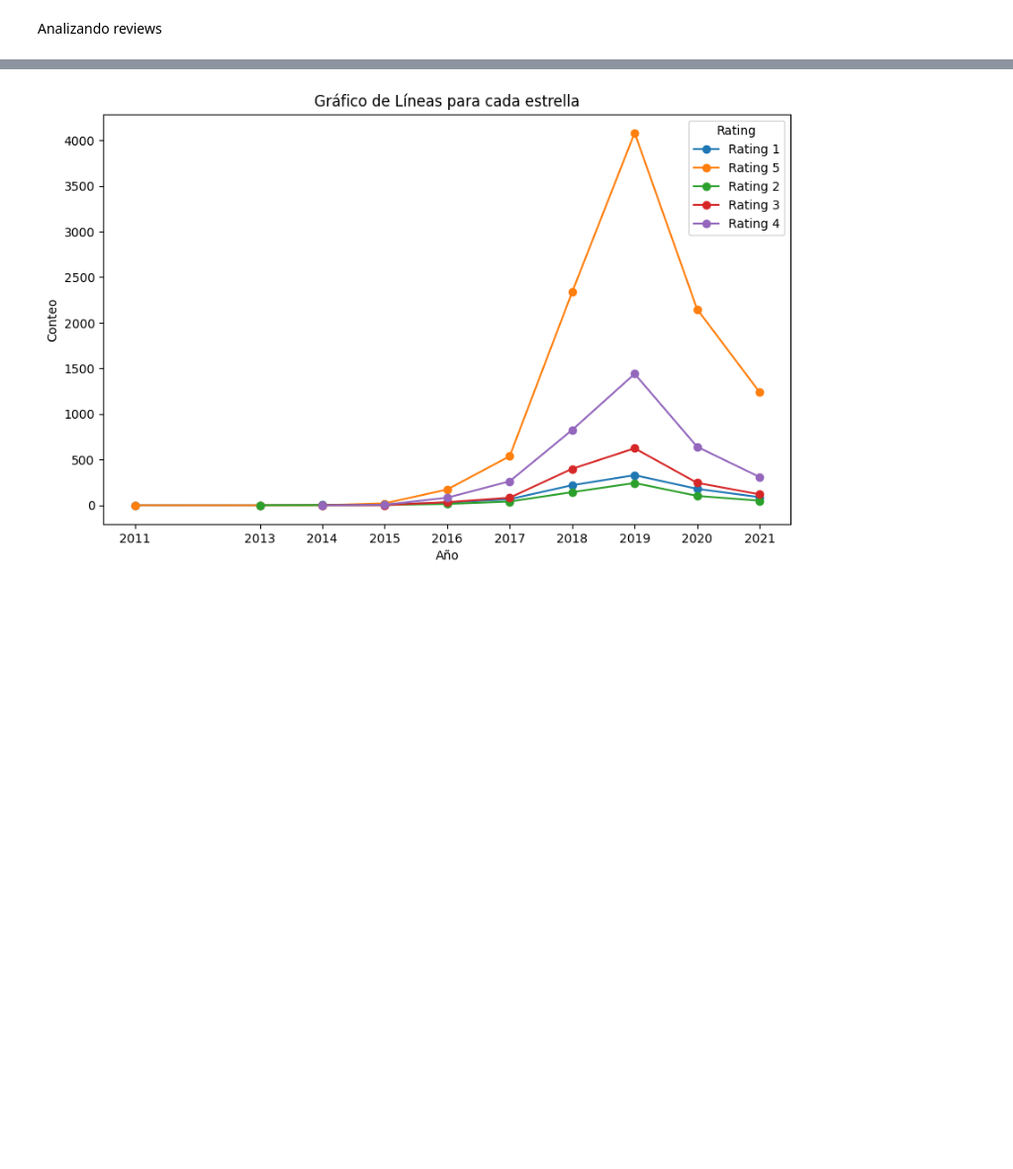
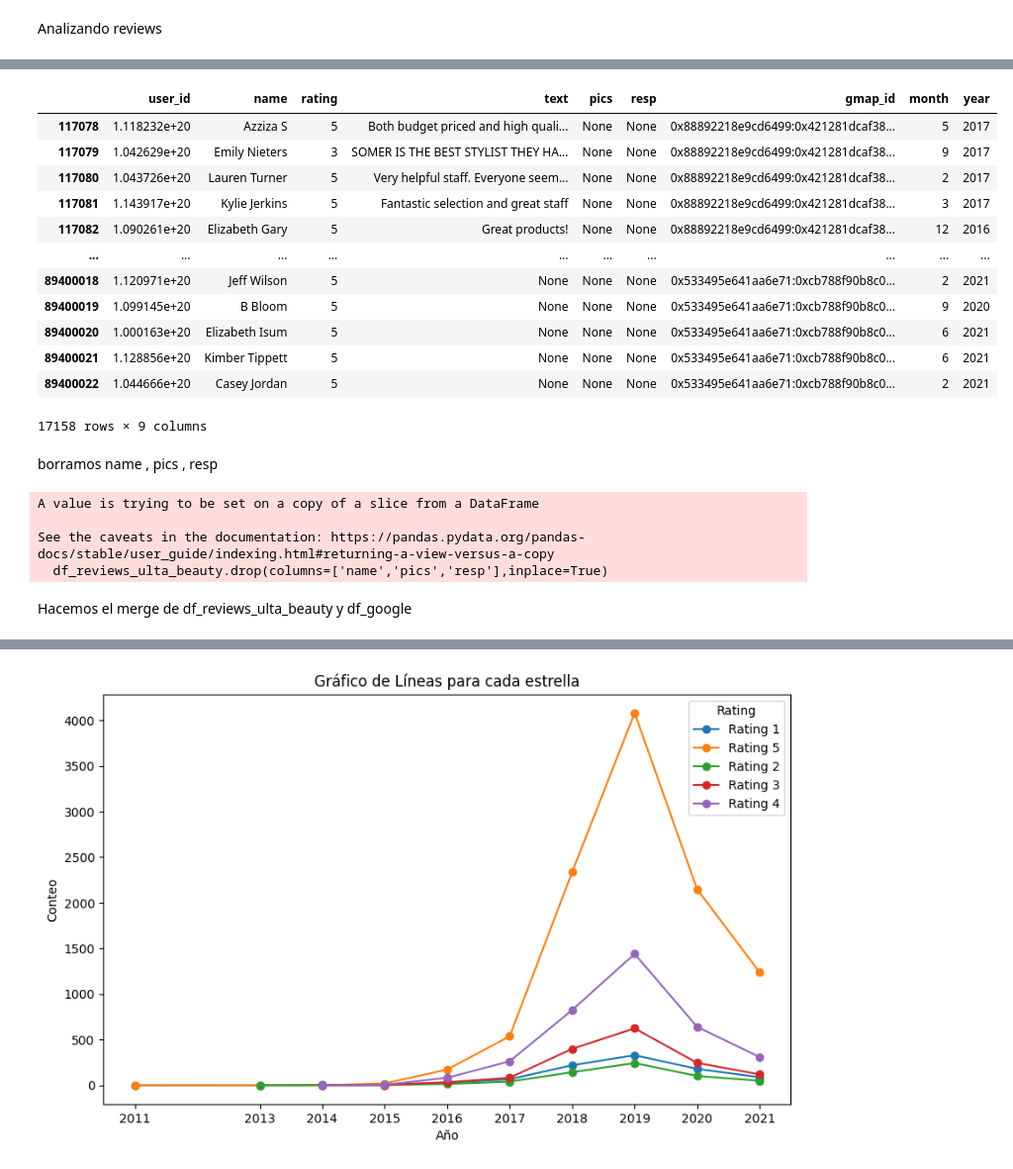
Before and after one commit to JohannaRangel/FinalProject_YelpGoogleMaps, a Jupyter notebook: notebooks/ETL_google.ipynb, the cells around one changed output, grey strips where cells are left out. Shown at 99% size. Cells and saved outputs as stored; diff of their text form; code cells hidden in the pictures; blank space fills up the shorter version.

```diff
--- a/notebooks/ETL_google.ipynb
+++ b/notebooks/ETL_google.ipynb
@@ -203,0 +210,6 @@ df_ulta_beauty= df_final[df_final['gmap_id'].isin(sucursales['gmap_id'].unique()
+# %%
+# Obtén los business_id únicos de df_google
+business_ids_to_keep = df_google['business_id'].unique()
+
+# Filtra df_reviews_ulta_beauty utilizando isin
+df_reviews_ulta_beauty = df_final[df_final['gmap_id'].isin(business_ids_to_keep)]
@@ -203,0 +218,11 @@ df_ulta_beauty= df_final[df_final['gmap_id'].isin(sucursales['gmap_id'].unique()
+# %%
+from datetime import datetime
+
+# Supongamos que tu DataFrame se llama df y la columna 'time' contiene los valores de tiempo en milisegundos
+df_reviews_ulta_beauty['time'] = pd.to_datetime(df_reviews_ulta_beauty['time'], unit='ms')  # Convertir milisegundos a formato de fecha y hora
+
+# Extraer el mes y el año en columnas separadas
+df_reviews_ulta_beauty['month'] = df_reviews_ulta_beauty['time'].dt.month
+df_reviews_ulta_beauty['year'] = df_reviews_ulta_beauty['time'].dt.year
+
+df_reviews_ulta_beauty.drop(columns=['time'],inplace=True)
@@ -203,0 +249,27 @@ df_ulta_beauty= df_final[df_final['gmap_id'].isin(sucursales['gmap_id'].unique()
+# %%
+df_reviews_ulta_beauty
+# %% [output]
+|  | user_id | name | rating | text | pics | resp | gmap_id | month | year |
+| 117078 | 1.118232e+20 | Azziza S | 5 | Both budget priced and high quali... | None | None | 0x88892218e9cd6499:0x421281dcaf38... | 5 | 2017 |
+| 117079 | 1.042629e+20 | Emily Nieters | 3 | SOMER IS THE BEST STYLIST THEY HA... | None | None | 0x88892218e9cd6499:0x421281dcaf38... | 9 | 2017 |
+| 117080 | 1.043726e+20 | Lauren Turner | 5 | Very helpful staff. Everyone seem... | None | None | 0x88892218e9cd6499:0x421281dcaf38... | 2 | 2017 |
+| 117081 | 1.143917e+20 | Kylie Jerkins | 5 | Fantastic selection and great staff | None | None | 0x88892218e9cd6499:0x421281dcaf38... | 3 | 2017 |
+| 117082 | 1.090261e+20 | Elizabeth Gary | 5 | Great products! | None | None | 0x88892218e9cd6499:0x421281dcaf38... | 12 | 2016 |
+| ... | ... | ... | ... | ... | ... | ... | ... | ... | ... |
+| 89400018 | 1.120971e+20 | Jeff Wilson | 5 | None | None | None | 0x533495e641aa6e71:0xcb788f90b8c0... | 2 | 2021 |
+| 89400019 | 1.099145e+20 | B Bloom | 5 | None | None | None | 0x533495e641aa6e71:0xcb788f90b8c0... | 9 | 2020 |
+| 89400020 | 1.000163e+20 | Elizabeth Isum | 5 | None | None | None | 0x533495e641aa6e71:0xcb788f90b8c0... | 6 | 2021 |
+| 89400021 | 1.128856e+20 | Kimber Tippett | 5 | None | None | None | 0x533495e641aa6e71:0xcb788f90b8c0... | 6 | 2021 |
+| 89400022 | 1.044666e+20 | Casey Jordan | 5 | None | None | None | 0x533495e641aa6e71:0xcb788f90b8c0... | 2 | 2021 |
+17158 rows × 9 columns
+# %% [markdown]
+borramos name , pics , resp
+# %%
+df_reviews_ulta_beauty.drop(columns=['name','pics','resp'],inplace=True)
+# %% [output]
+A value is trying to be set on a copy of a slice from a DataFrame
+
+See the caveats in the documentation: https://pandas.pydata.org/pandas-docs/stable/user_guide/indexing.html#returning-a-view-versus-a-copy
+  df_reviews_ulta_beauty.drop(columns=['name','pics','resp'],inplace=True)
+# %% [markdown]
+Hacemos el merge de df_reviews_ulta_beauty y df_google
```
Also changed, not shown: parts of 23 cells of this notebook, 1 other file.
